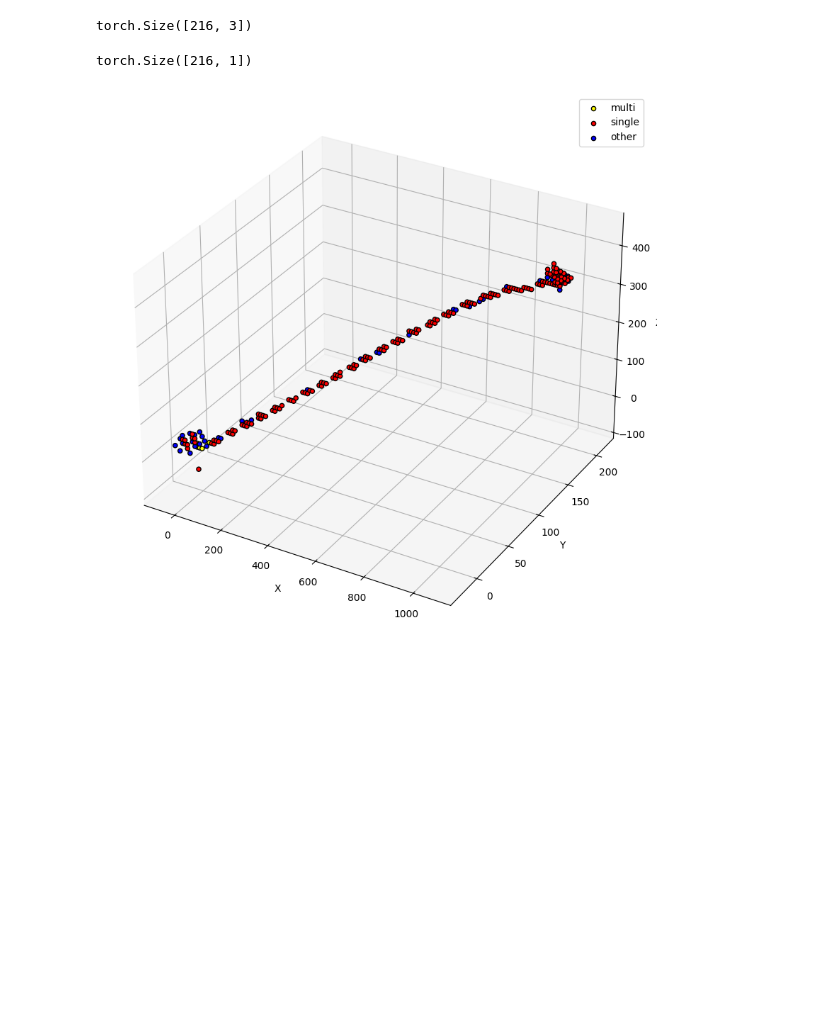
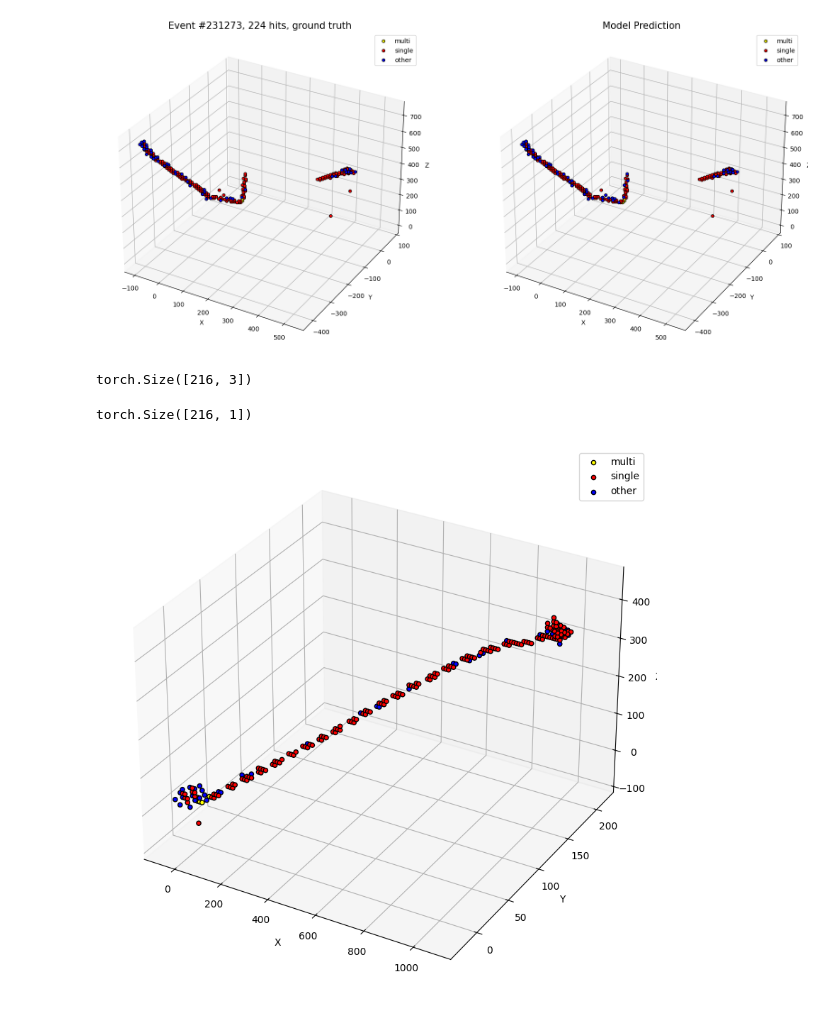
Before and after one commit to AntoineMsy/SemesterProject, a Jupyter notebook: notebooks/model_inference.ipynb, the cells around one changed output. Saved outputs shown, nothing was run; the diff lists cells and outputs as text; code cells hidden in the pictures; blank space fills up the shorter version.

```diff
--- a/notebooks/model_inference.ipynb
+++ b/notebooks/model_inference.ipynb
@@ -23,25 +23,34 @@ def model_inference(dataset, idx):
     coords, label, mask = get_batch_from_data(dataset,idx)
     return (torch.argmax(model(coords,mask), dim=2) +1).view(-1,1)
 # %%
-def display_3D_from_coords_labels(coords, vals):
-    fig = plt.figure(figsize=(10,10))
-    ax = fig.add_subplot(projection='3d')
+def display_3D_from_coords_labels(coords, vals,ax):
+    # fig = plt.figure(figsize=(10,10))
+    # ax = fig.add_subplot(projection='3d')
     c_list = ["yellow", "red", "blue"]
     labels = ["multi", "single", "other"]
 
     for i in range(1,4):
         cat_coords =coords[(vals==i).squeeze(1),:]
-        ax.scatter(cat_coords[:,0], cat_coords[:,1], cat_coords[:,2], color = c_list[i-1], edgecolor = "black", alpha = 1, label = labels[i-1])
+        plot = ax.scatter(cat_coords[:,0], cat_coords[:,1], cat_coords[:,2], color = c_list[i-1], edgecolor = "black", alpha = 1, label = labels[i-1])
     ax.legend()
     ax.set_xlabel("X")
     ax.set_ylabel("Y")
     ax.set_zlabel("Z")
-    return ax
+    return plot
 # %%
 def plot_truth_pred(dataset,model,idx):
-    fig = plt.figure(figsize = (10,10))
-    display_3D_from_coords_labels(dataset.get_raw(idx)['coords'][:,:3], dataset.get_raw(idx)["values"])
-    display_3D_from_coords_labels(dataset_h5.get_raw(idx)['coords'][:,:3], model_inference(dataset,idx))
+    fig = plt.figure(figsize=(20,40))
+    ax = fig.add_subplot(1,2,1,projection='3d')
+    display_3D_from_coords_labels(dataset.get_raw(idx)['coords'][:,:3], dataset.get_raw(idx)["values"],ax)
+    plt.title("Event #%d, %d hits, ground truth"%(idx, len(dataset.get_raw(idx)['coords'])), fontsize = 15)
+    ax = fig.add_subplot(1,2,2,projection='3d')
+    ax= display_3D_from_coords_labels(dataset_h5.get_raw(idx)['coords'][:,:3], model_inference(dataset,idx),ax)
+    plt.title("Model Prediction", fontsize = 15)
+    # plt.subplots_adjust(top=0.9, bottom=0.1, hspace=0.3)
+# %%
+plot_truth_pred(dataset_h5,model,np.random.randint(len(dataset_h5)))
+# %% [output]
+[figure, added]
 # %%
 print(dataset_h5.get_raw(3)['coords'][:,:3].size())
 # %% [output]
```
Also changed, not shown: 1 other file.
